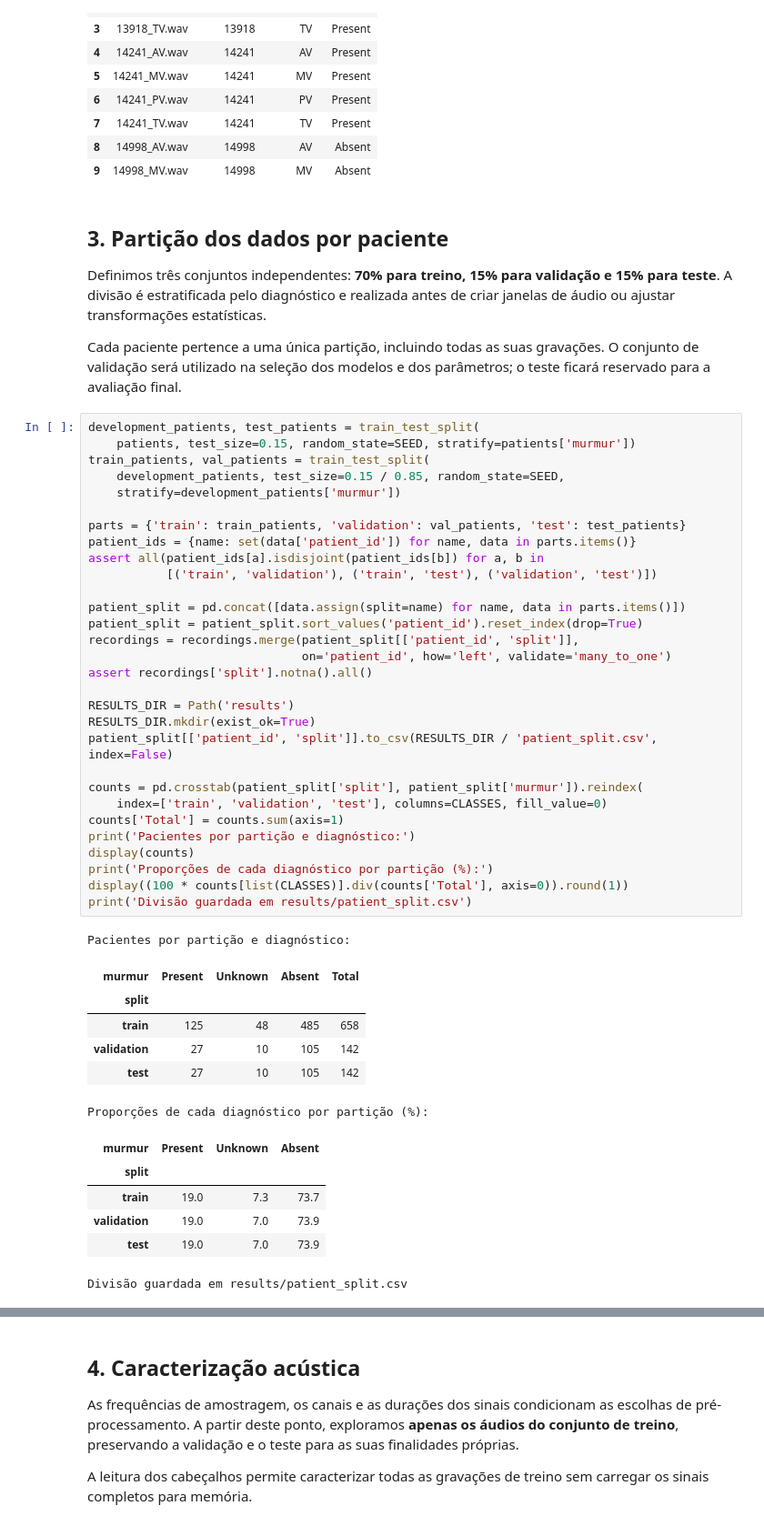
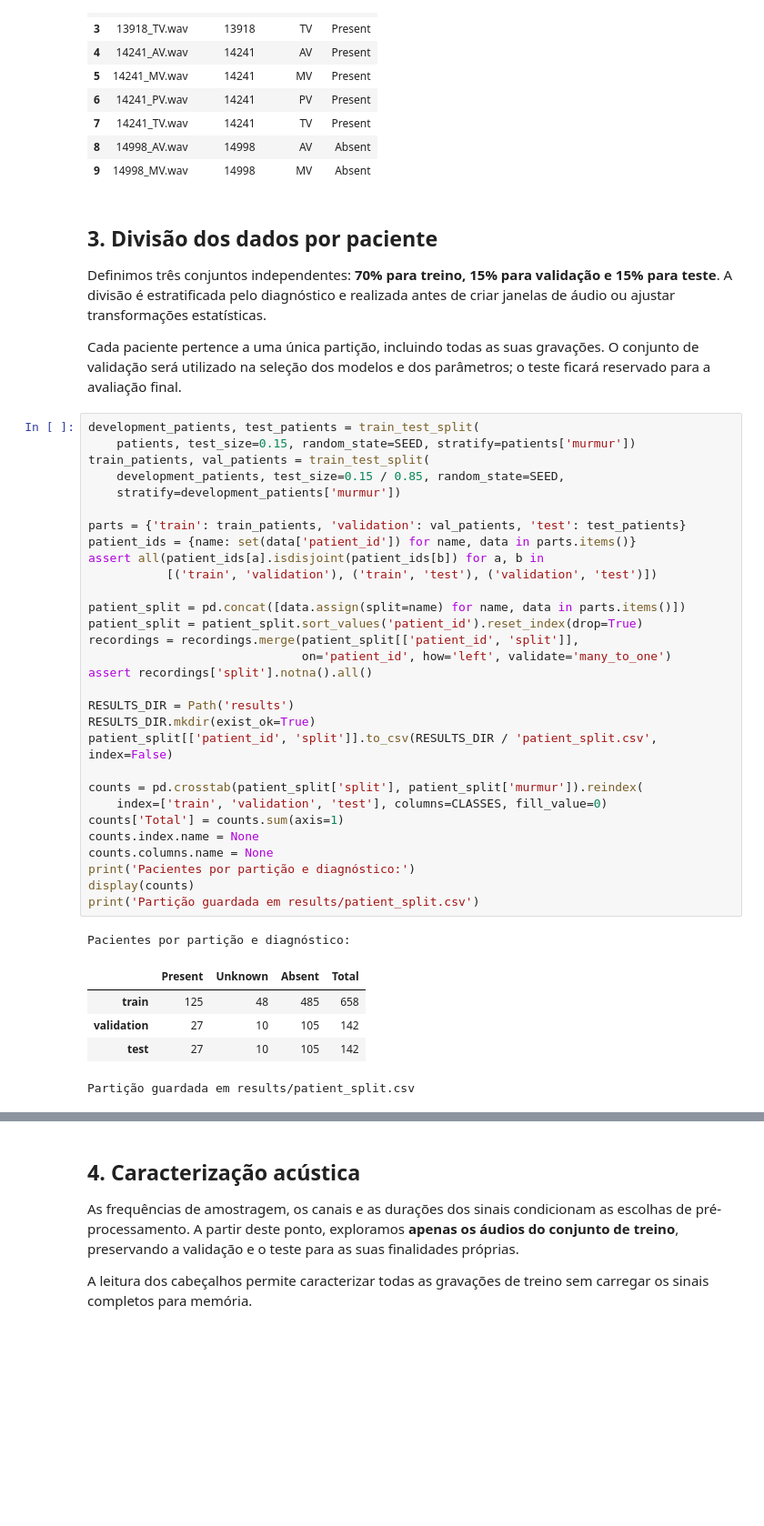
Before and after one commit to afonsogsdantos/Heart-Murmur-Classification, a Jupyter notebook: Heart_Murmur_Classification.ipynb, the cells around one changed output, grey strips where cells are left out. Shown at 91% size. Saved outputs shown, nothing was run; the diff lists cells and outputs as text; blank space fills up the shorter version.

```diff
--- a/Heart_Murmur_Classification.ipynb
+++ b/Heart_Murmur_Classification.ipynb
@@ -146,7 +129,7 @@ Gravações: 3163
 | 8 | 14998_AV.wav | 14998 | AV | Absent |
 | 9 | 14998_MV.wav | 14998 | MV | Absent |
 # %% [markdown]
-## 3. Partição dos dados por paciente
+## 3. Divisão dos dados por paciente
 
 Definimos três conjuntos independentes: **70% para treino, 15% para validação e 15% para teste**. A divisão é estratificada pelo diagnóstico e realizada antes de criar janelas de áudio ou ajustar transformações estatísticas.
 
@@ -154,45 +137,38 @@ Cada paciente pertence a uma única partição, incluindo todas as suas gravaç
 # %%
 development_patients, test_patients = train_test_split(
     patients, test_size=0.15, random_state=SEED, stratify=patients['murmur'])
 train_patients, val_patients = train_test_split(
     development_patients, test_size=0.15 / 0.85, random_state=SEED,
     stratify=development_patients['murmur'])
 
 parts = {'train': train_patients, 'validation': val_patients, 'test': test_patients}
 patient_ids = {name: set(data['patient_id']) for name, data in parts.items()}
 assert all(patient_ids[a].isdisjoint(patient_ids[b]) for a, b in
            [('train', 'validation'), ('train', 'test'), ('validation', 'test')])
 
 patient_split = pd.concat([data.assign(split=name) for name, data in parts.items()])
 patient_split = patient_split.sort_values('patient_id').reset_index(drop=True)
 recordings = recordings.merge(patient_split[['patient_id', 'split']],
                               on='patient_id', how='left', validate='many_to_one')
 assert recordings['split'].notna().all()
 
 RESULTS_DIR = Path('results')
 RESULTS_DIR.mkdir(exist_ok=True)
 patient_split[['patient_id', 'split']].to_csv(RESULTS_DIR / 'patient_split.csv', index=False)
 
 counts = pd.crosstab(patient_split['split'], patient_split['murmur']).reindex(
     index=['train', 'validation', 'test'], columns=CLASSES, fill_value=0)
 counts['Total'] = counts.sum(axis=1)
+counts.index.name = None
+counts.columns.name = None
 print('Pacientes por partição e diagnóstico:')
 display(counts)
-print('Proporções de cada diagnóstico por partição (%):')
-display((100 * counts[list(CLASSES)].div(counts['Total'], axis=0)).round(1))
-print('Divisão guardada em results/patient_split.csv')
+print('Partição guardada em results/patient_split.csv')
 # %% [output]
 Pacientes por partição e diagnóstico:
-| murmur | Present | Unknown | Absent | Total |
-| split |  |  |  |  |
+|  | Present | Unknown | Absent | Total |
 | train | 125 | 48 | 485 | 658 |
 | validation | 27 | 10 | 105 | 142 |
 | test | 27 | 10 | 105 | 142 |
-Proporções de cada diagnóstico por partição (%):
+Partição guardada em results/patient_split.csv
-| murmur | Present | Unknown | Absent |
-| split |  |  |  |
-| train | 19.0 | 7.3 | 73.7 |
-| validation | 19.0 | 7.0 | 73.9 |
-| test | 19.0 | 7.0 | 73.9 |
-Divisão guardada em results/patient_split.csv
 # %% [markdown]
```
Also changed, not shown: parts of 7 cells of this notebook, 1 other file.
